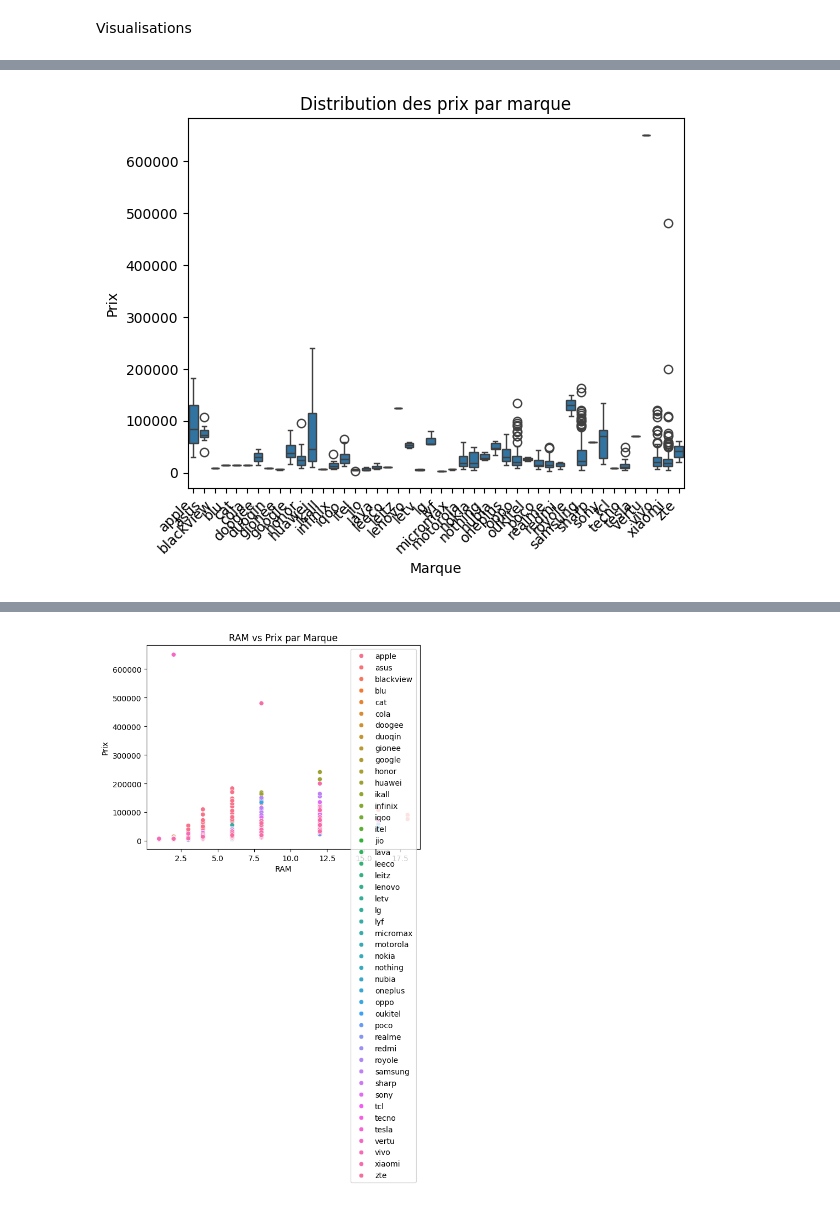
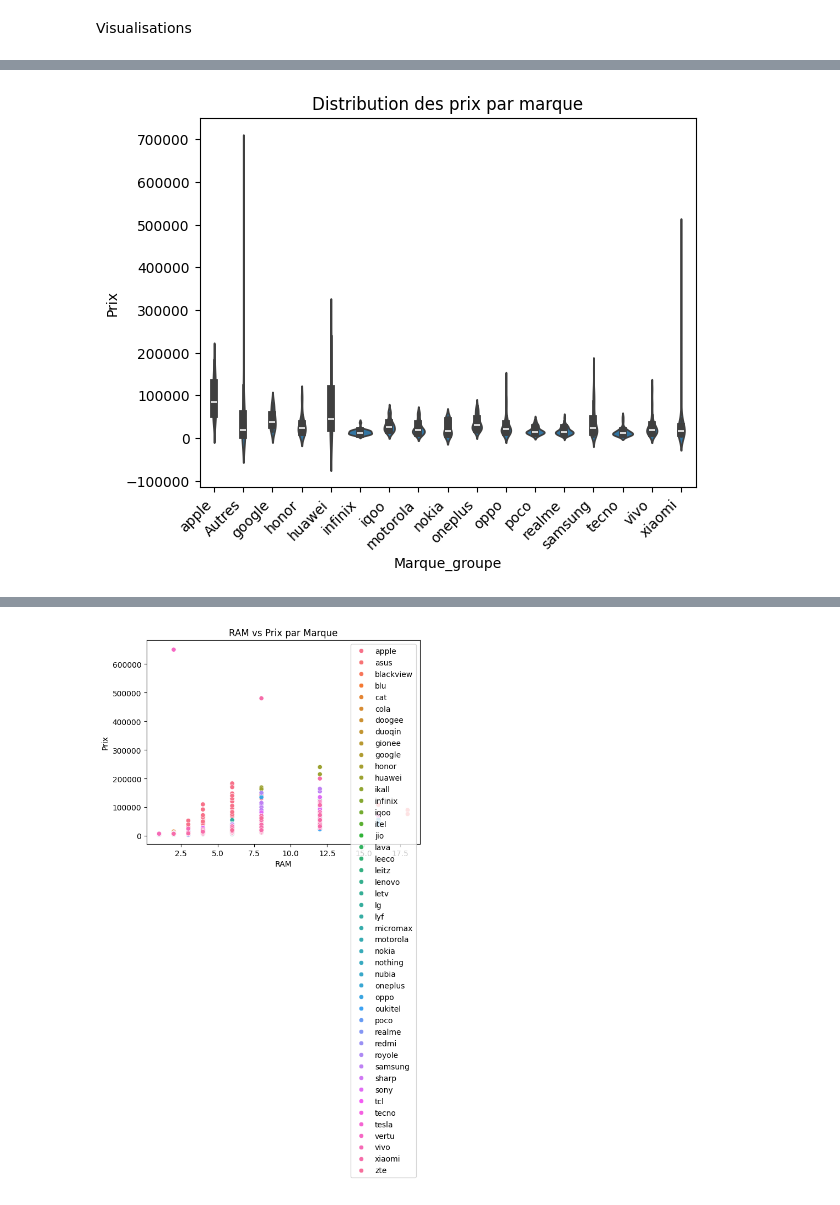
Before and after one commit to Anaqqa/4DVST---Data-Visualization, a Jupyter notebook: TP_4DVST.ipynb, the cells around one changed output, grey strips where cells are left out. Cells and saved outputs as stored; diff of their text form; code cells hidden in the pictures.

```diff
--- a/TP_4DVST.ipynb
+++ b/TP_4DVST.ipynb
@@ -61,3 +149,6 @@ memory usage: 168.6+ KB
+# %%
+# Renommer les colonnes
+df = renommer_colonnes(df, new_column_names)
 # %%
 # Afficher les 5 premières lignes du DataFrame pour vérifier qu'il a été importé correctement
 df.head()
@@ -71,4 +162,7 @@ df.head()
 5 rows × 22 columns
+# %%
+# Convertir les prix
+df = convertir_prix(df, 'Prix', 'INR', 'EUR')
 # %%
 df.describe() #Statistiques descriptives des colonnes numériques
 # %% [output]
@@ -112,0 +178,2 @@ df = df.rename(columns=new_column_names)
+# %%
+df['Prix_EUR'] = df['Prix'].apply(lambda x: x * taux_de_change)
@@ -113,2 +182,11 @@ df = df.rename(columns=new_column_names)
 # %% [markdown]
 Visualisations
+# %%
+# Créer une nouvelle colonne "Marque_groupe" qui regroupe les marques ayant moins de 10 occurrences sous l'étiquette 'Autres'. N'hésitez pas à ajuster ce seuil (10) selon vos données.
+df['Marque_groupe'] = df['Marque'].apply(lambda x: x if df['Marque'].value_counts()[x] > 10 else 'Autres')
+
+# Créer le boxplot avec la nouvelle colonne
+sns.boxplot(x='Marque_groupe', y='Prix', data=df)
+plt.title('Distribution des prix par marque')
+plt.xticks(rotation=45, ha='right')
+plt.show()
@@ -115,7 +195,7 @@ Visualisations
 # %%
-sns.boxplot(x='Marque', y='Prix', data=df)
+sns.violinplot(x='Marque_groupe', y='Prix', data=df)
 plt.title('Distribution des prix par marque')
 plt.xticks(rotation=45, ha='right')
 plt.show()
 # %% [output]
-[figure, old version]
+[figure, new version]
```
Also changed, not shown: parts of 14 cells of this notebook.
